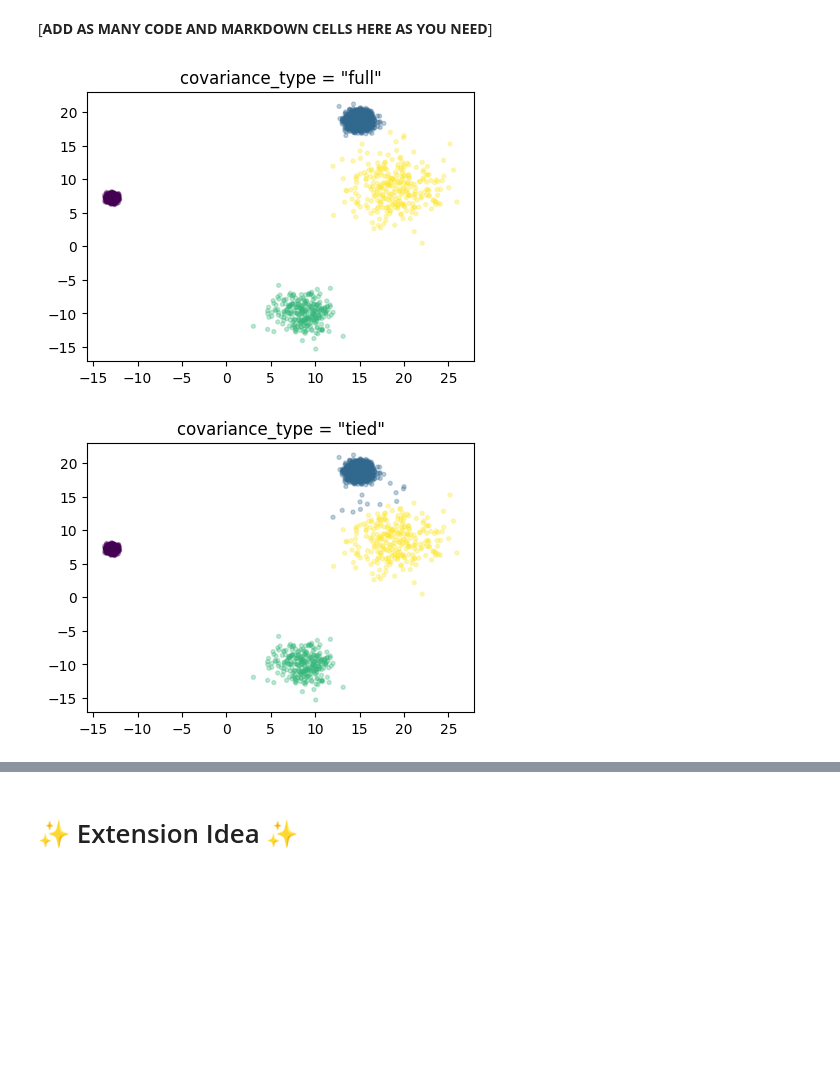
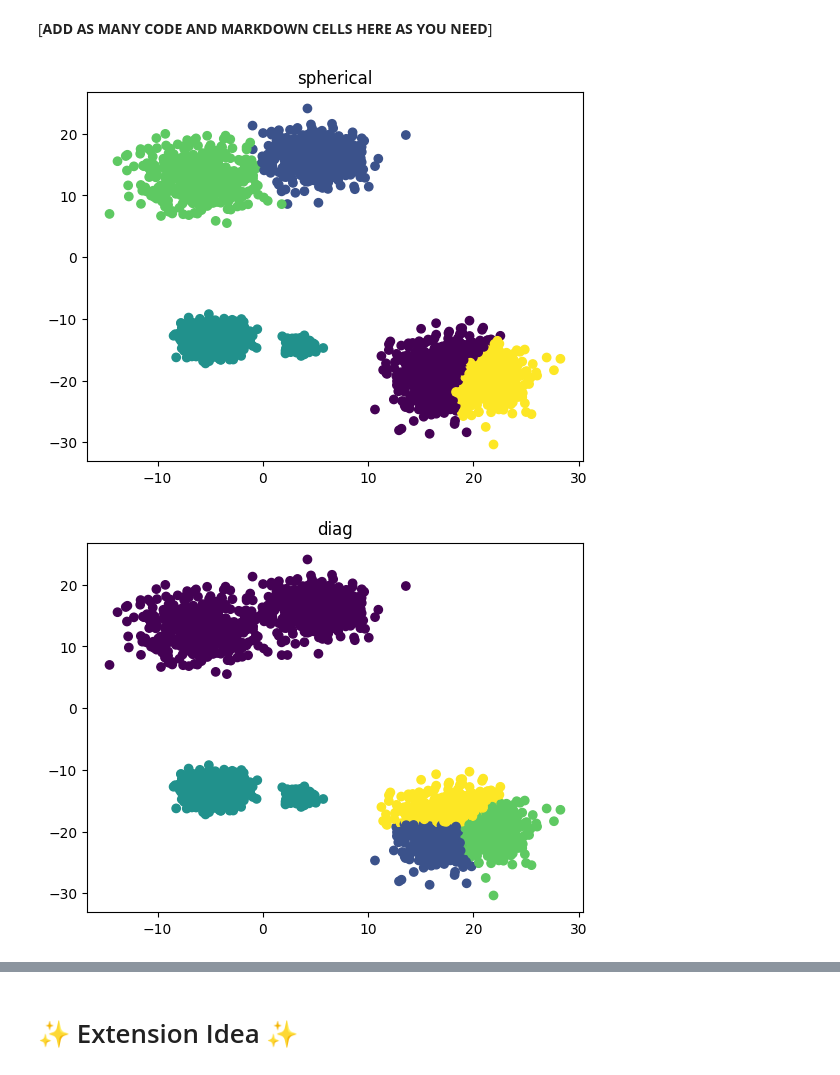
Before and after one commit to thanhvu911/machine-learning, a Jupyter notebook: Project 2 Instructions.ipynb, the cells around one changed output, grey strips where cells are left out. Cells and saved outputs as stored; diff of their text form; code cells hidden in the pictures; blank space fills up the shorter version.

```diff
--- a/Project 2 Instructions.ipynb
+++ b/Project 2 Instructions.ipynb
@@ -379,16 +382,19 @@ Requirements:
 # %% [markdown]
 [**ADD AS MANY CODE AND MARKDOWN CELLS HERE AS YOU NEED**]
 # %%
-data1 = gen_data1(4, 5000, 2)   # fixed data for all tests
+# gmm with different covariance types on data1
 
-for cov_type in ['full', 'tied', 'diag', 'spherical']:
-    gm = sklearn.mixture.GaussianMixture(n_components=4, covariance_type=cov_type, random_state=42)
-    labels = gm.fit_predict(data1)
+data1 = gen_data1(5, 3000, 2)
 
-    plt.figure(figsize=(5, 3.5))
-    plt.scatter(data1[:,0], data1[:,1], c=labels, cmap='viridis', alpha=0.3, s=8)
-    plt.title(f'covariance_type = "{cov_type}"')
+cov_types = ['spherical', 'diag', 'tied', 'full']
+
+for cov in cov_types:
+    gmm = sklearn.mixture.GaussianMixture(n_components=5, covariance_type=cov)
+    labels = gmm.fit_predict(data1)
+
+    plt.scatter(data1[:,0], data1[:,1], c=labels, alpha=0.4)
+    plt.title(f'{cov}')
     plt.show()
 # %% [output]
-[figure, old version]
+[figure, new version]
-[figure, old version]
+[figure, new version]
```
Also changed, not shown: parts of 38 cells of this notebook, 1 other file.
